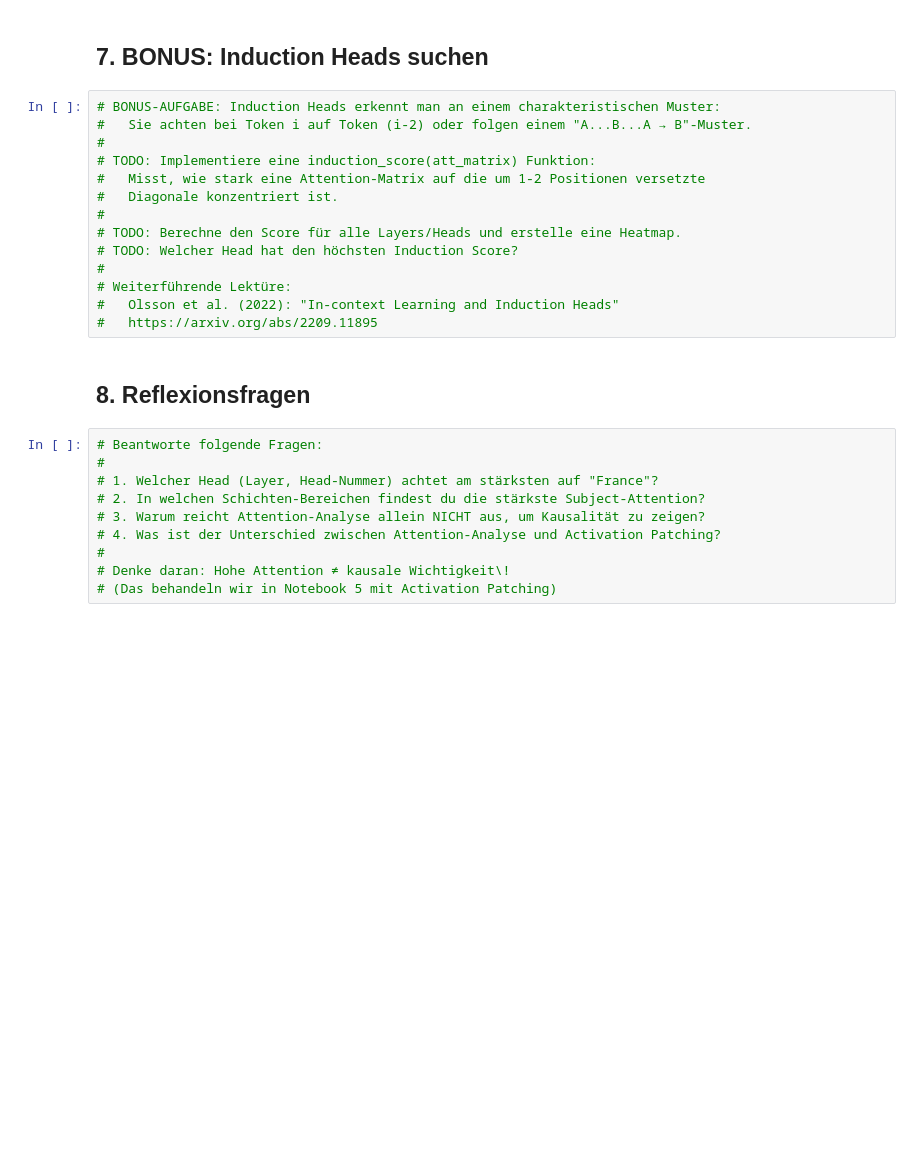
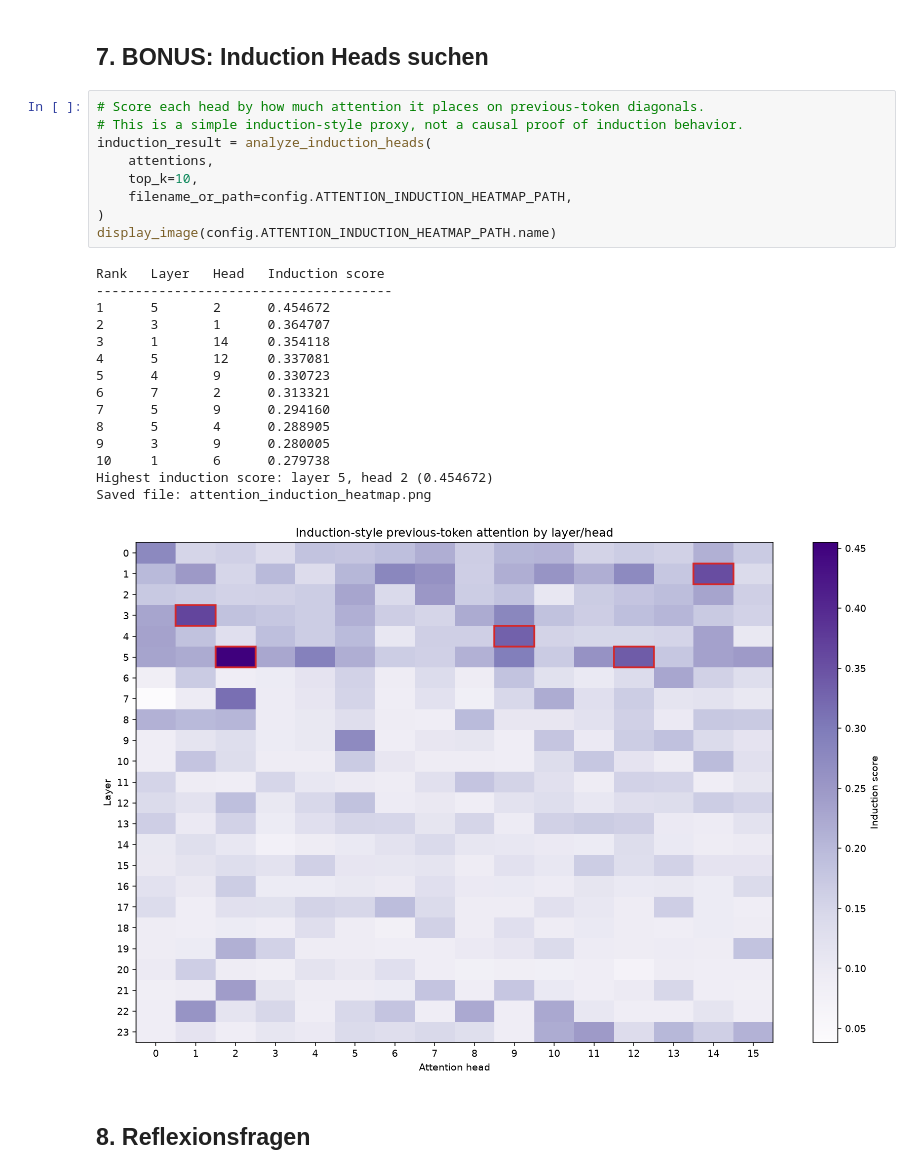
Before and after one commit to ia13400/AI_Frameworks_Tools, a Jupyter notebook: assignement/notebooks/03_Attention_Analysis.ipynb, the cells around one changed output. Drawn from its saved outputs; the diff is of its cells as text; blank space fills up the shorter version.

```diff
--- a/assignement/notebooks/03_Attention_Analysis.ipynb
+++ b/assignement/notebooks/03_Attention_Analysis.ipynb
@@ -107,28 +233,29 @@ prompt = "The capital of France is Paris, and the capital of Germany is"
 # %% [markdown]
 ## 7. BONUS: Induction Heads suchen
-# %%
-# BONUS-AUFGABE: Induction Heads erkennt man an einem charakteristischen Muster:
-#   Sie achten bei Token i auf Token (i-2) oder folgen einem "A...B...A → B"-Muster.
-#
-# TODO: Implementiere eine induction_score(att_matrix) Funktion:
-#   Misst, wie stark eine Attention-Matrix auf die um 1-2 Positionen versetzte
-#   Diagonale konzentriert ist.
-#
-# TODO: Berechne den Score für alle Layers/Heads und erstelle eine Heatmap.
-# TODO: Welcher Head hat den höchsten Induction Score?
-#
-# Weiterführende Lektüre:
-#   Olsson et al. (2022): "In-context Learning and Induction Heads"
-#   https://arxiv.org/abs/2209.11895
+# %%
+# Score each head by how much attention it places on previous-token diagonals.
+# This is a simple induction-style proxy, not a causal proof of induction behavior.
+induction_result = analyze_induction_heads(
+    attentions,
+    top_k=10,
+    filename_or_path=config.ATTENTION_INDUCTION_HEATMAP_PATH,
+)
+display_image(config.ATTENTION_INDUCTION_HEATMAP_PATH.name)
+# %% [output]
+Rank   Layer   Head   Induction score
+--------------------------------------
+1      5       2      0.454672
+2      3       1      0.364707
+3      1       14     0.354118
+4      5       12     0.337081
+5      4       9      0.330723
+6      7       2      0.313321
+7      5       9      0.294160
+8      5       4      0.288905
+9      3       9      0.280005
+10     1       6      0.279738
+Highest induction score: layer 5, head 2 (0.454672)
+Saved file: attention_induction_heatmap.png
+[figure, added]
 # %% [markdown]
 ## 8. Reflexionsfragen
-# %%
-# Beantworte folgende Fragen:
-#
-# 1. Welcher Head (Layer, Head-Nummer) achtet am stärksten auf "France"?
-# 2. In welchen Schichten-Bereichen findest du die stärkste Subject-Attention?
-# 3. Warum reicht Attention-Analyse allein NICHT aus, um Kausalität zu zeigen?
-# 4. Was ist der Unterschied zwischen Attention-Analyse und Activation Patching?
-#
-# Denke daran: Hohe Attention ≠ kausale Wichtigkeit\!
-# (Das behandeln wir in Notebook 5 mit Activation Patching)
```
Also changed, not shown: parts of 14 cells of this notebook, 6 other files.
